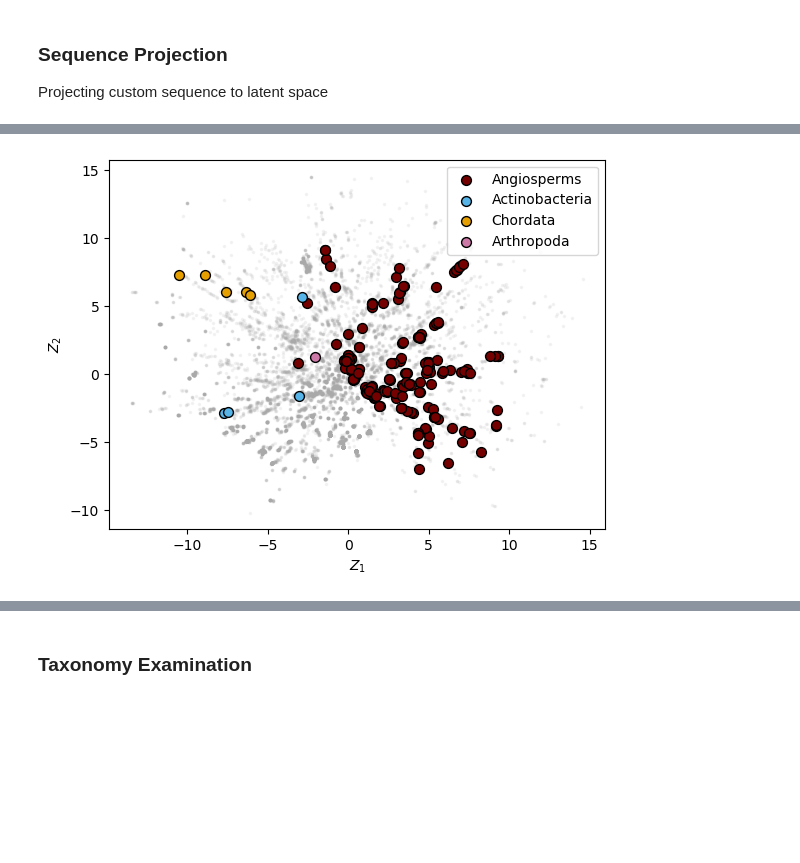
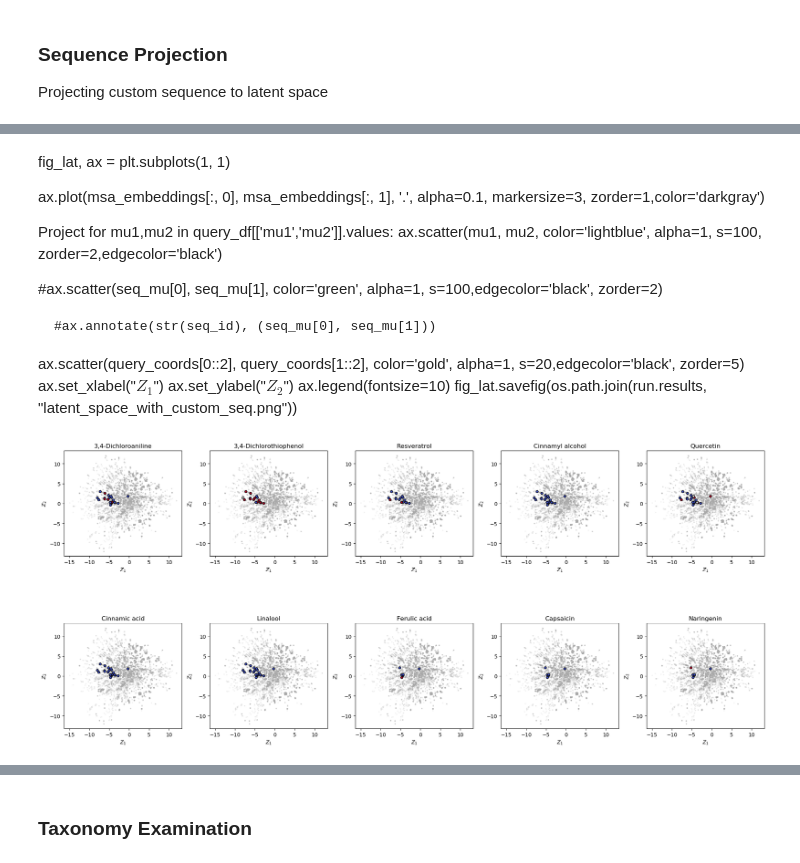
Before and after one commit to daha-la/VAE-enzymes, a Jupyter notebook: vae_notebooks/notebooks/vae_ancestors.ipynb, the cells around one changed output, grey strips where cells are left out. Saved outputs shown, nothing was run; the diff lists cells and outputs as text; code cells hidden in the pictures; blank space fills up the shorter version.

Commit message:
projecting datasets

```diff
--- a/vae_notebooks/notebooks/vae_ancestors.ipynb
+++ b/vae_notebooks/notebooks/vae_ancestors.ipynb
@@ -312,7 +288,7 @@ Project all points to the latent space and make custom selection of sequences
 from matplotlib import pyplot as plt
 from notebooks.minimal_version.latent_space import LatentSpace
 %cd /Users/dahala/GitHub/VAE-enzymes/vae_notebooks/notebooks/
-for epoch in range(1,8000):
+for epoch in range(1,15000):
     if (epoch + 1) % 500 == 0:
         # Projection to the latent space
         # Show your queries
@@ -361,7 +359,7 @@ for epoch in range(1,8000):
 Using straight evolution protocol
 # %%
 from notebooks.minimal_version.evolution_protocols.straight_evolution import StraightEvolution
-run.weights = f'../results/EnzymeMiner_PtUGT1/model/vae_fold_0_e3999.model'
+#run.weights = f'../results/EnzymeMiner_PtUGT1/model/vae_fold_0_e3999.model'
 latent_space = LatentSpace(run)
 msa_embeddings = latent_space.msa_embeddings["mus"]
 protocol = StraightEvolution(run)
@@ -434,3 +424,15 @@ known_df_ = encode_custom_seqs('KnownGT1',hmm_name,run.results[:-7],fasta_ext='f
 # %%
 KnownUGT_df = pd.read_excel('../../UGT_names_excel.xlsx',index_col=2)
 KnownUGT_df = KnownUGT_df.merge(known_df_, left_index=True, right_index=True)
+# %%
+All_data_df = pd.read_csv('../../All_data.csv')
+# %%
+Dataset1 = All_data_df[All_data_df.ID=='Dataset1']
+with open('../datasets/Dataset1.faa','w') as f:
+    for enz,seq in zip(Dataset1['Official_name'],Dataset1['Sequence']):
+        f.write(f'>{enz}\n{seq}\n')
+dataset1_encode = encode_custom_seqs('Dataset1',hmm_name,run.results[:-7],fasta_ext='faa',model= f'vae_fold_0.model',batch_size=1)
+Dataset1 = Dataset1.merge(dataset1_encode, left_on='Official_name', right_index=True)
+Dataset1_test = Dataset1[Dataset1.Acceptor.isin(['3,4-Dichloroaniline', '3,4-Dichlorothiophenol', 'Resveratrol',
+                                                  'Cinnamyl alcohol', 'Quercetin', 'Cinnamic acid', 'Linalool',
+                                                    'Ferulic acid', 'Capsaicin', 'Naringenin'])]
@@ -464,22 +453,36 @@ NameError: name 'query_df' is not defined
+# %% [markdown]
+fig_lat, ax = plt.subplots(1, 1)
+
+ax.plot(msa_embeddings[:, 0], msa_embeddings[:, 1], '.', alpha=0.1, markersize=3, zorder=1,color='darkgray')
+
+
+Project
+for mu1,mu2 in query_df[['mu1','mu2']].values:
+    ax.scatter(mu1, mu2, color='lightblue', alpha=1, s=100, zorder=2,edgecolor='black')
+
+#ax.scatter(seq_mu[0], seq_mu[1], color='green', alpha=1, s=100,edgecolor='black', zorder=2)
+
+    #ax.annotate(str(seq_id), (seq_mu[0], seq_mu[1]))
+ax.scatter(query_coords[0::2], query_coords[1::2], color='gold', alpha=1, s=20,edgecolor='black', zorder=5)
+ax.set_xlabel("$Z_1$")
+ax.set_ylabel("$Z_2$")
+ax.legend(fontsize=10)
+fig_lat.savefig(os.path.join(run.results, "latent_space_with_custom_seq.png"))
 # %%
-fig_lat, ax = plt.subplots(1, 1)
-
-ax.plot(msa_embeddings[:, 0], msa_embeddings[:, 1], '.', alpha=0.1, markersize=3, zorder=1,color='darkgray')
-
-
+fig_lat, axes = plt.subplots(2, 5,figsize=(20,10))
+Dataset1_test_bin = Dataset1_test[Dataset1_test.Measurement_type=='Activity_score']
 # Project
-for phylum in pd.unique(KnownUGT_df.Phylum):
-    df_ = gaplimiter_df(KnownUGT_df[KnownUGT_df.Phylum == phylum],threshold=0.8)
-    if df_.shape[0] == 0:
-        continue
-    mu1_ = df_.mu1
-    mu2_ = df_.mu2
-    ax.scatter(mu1_, mu2_, color=KnownGT_colors[phylum], alpha=1, s=50,edgecolor='black', zorder=2, label = phylum)
-    #ax.annotate(str(seq_id), (seq_mu[0], seq_mu[1]))
-#ax.scatter(query_coords[0::2], query_coords[1::2], color='red', alpha=1, s=20,edgecolor='black', zorder=2)
-ax.set_xlabel("$Z_1$")
-ax.set_ylabel("$Z_2$")
-ax.legend(fontsize=10)
-fig_lat.savefig(os.path.join(run.results, "latent_space_with_knownGT1_seq.png"))
+for ax,substrate in zip(axes.flatten(),['3,4-Dichloroaniline', '3,4-Dichlorothiophenol', 'Resveratrol',
+                                                  'Cinnamyl alcohol', 'Quercetin', 'Cinnamic acid', 'Linalool',
+                                                    'Ferulic acid', 'Capsaicin', 'Naringenin']):
+    subset_ = Dataset1_test_bin[(Dataset1_test_bin.Acceptor==substrate)]
+    ax.scatter(subset_.mu1, subset_.mu2, c=subset_.Measurement_val.to_numpy(dtype=float), alpha=1, s=20,edgecolor='black', zorder=3,cmap='coolwarm')
+    ax.set_title(substrate)
+    ax.set_xlabel("$Z_1$")
+    ax.set_ylabel("$Z_2$")
+    ax.set_aspect('equal')
+    ax.plot(msa_embeddings[:, 0], msa_embeddings[:, 1], '.', alpha=0.1, markersize=3, zorder=1,color='darkgray')
+plt.tight_layout()
+fig_lat.savefig(os.path.join(run.results, "latent_space_with_dataset1.png"))
 # %% [output]
-[figure, old version]
+[figure, new version]
```
Also changed, not shown: parts of 27 cells of this notebook, 10 other files.
